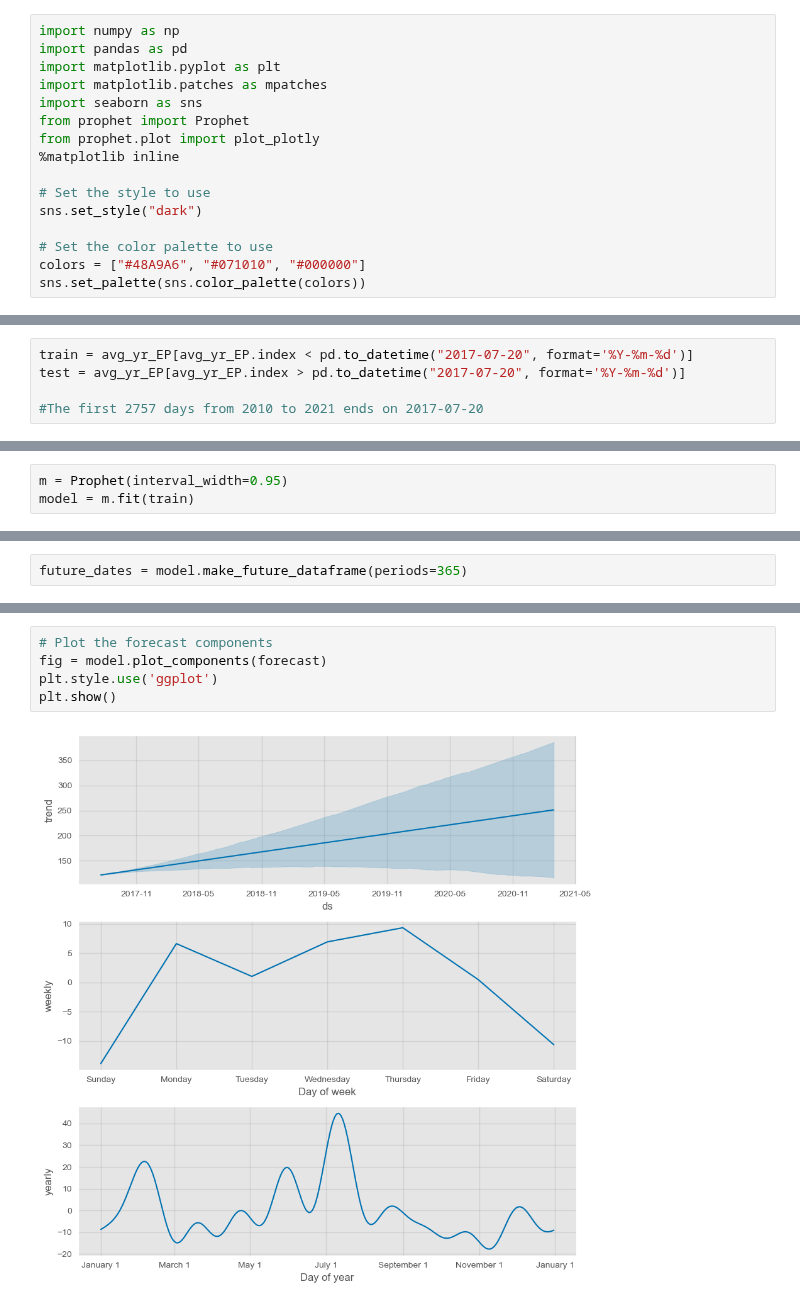
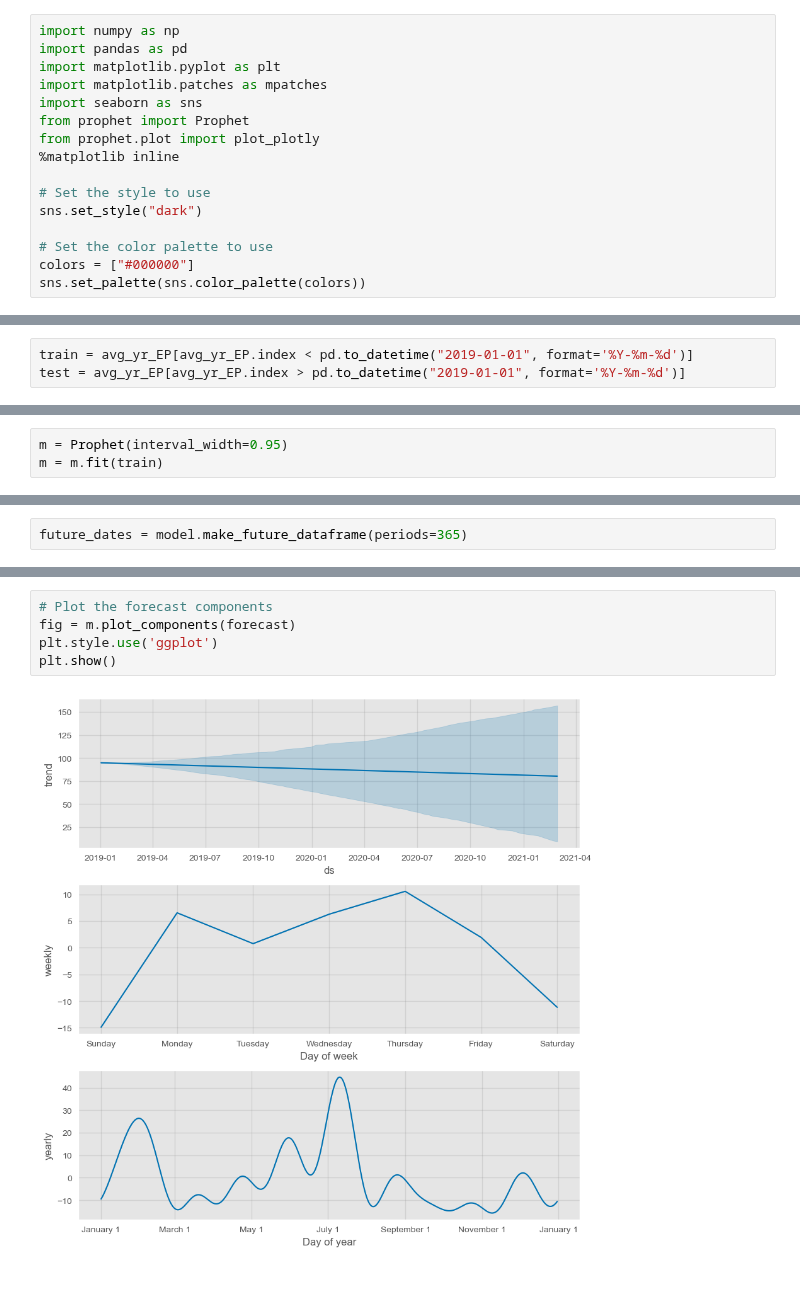
Before and after one commit to bakasheddy/time-series-forecasting-of-electricity-prices-of-a-District, a Jupyter notebook: practical time series analysis and forcast.ipynb, the cells around one changed output, grey strips where cells are left out. Cells and saved outputs as stored; diff of their text form.

```diff
--- a/practical time series analysis and forcast.ipynb
+++ b/practical time series analysis and forcast.ipynb
@@ -12,7 +12,7 @@ from prophet.plot import plot_plotly
 sns.set_style("dark")
 
 # Set the color palette to use
-colors = ["#48A9A6", "#071010", "#000000"]
+colors = ["#000000"]
 sns.set_palette(sns.color_palette(colors))
 # %%
 df = pd.read_csv('Time_series_analysis_and_forecast_DATASET (1).csv')
@@ -194,8 +200,6 @@ KeyError: 'ElecPrice'
 # %%
-train = avg_yr_EP[avg_yr_EP.index < pd.to_datetime("2017-07-20", format='%Y-%m-%d')]
-test = avg_yr_EP[avg_yr_EP.index > pd.to_datetime("2017-07-20", format='%Y-%m-%d')]
-
-#The first 2757 days from 2010 to 2021 ends on 2017-07-20
+train = avg_yr_EP[avg_yr_EP.index < pd.to_datetime("2019-01-01", format='%Y-%m-%d')]
+test = avg_yr_EP[avg_yr_EP.index > pd.to_datetime("2019-01-01", format='%Y-%m-%d')]
 # %%
 train = train.reset_index()
 test = test.reset_index()
@@ -213,5 +217,5 @@ train.head()
 | 4 | 2010-09-05 | 20.856458 |
 # %%
 m = Prophet(interval_width=0.95)
-model = m.fit(train)
+m = m.fit(train)
 # %% [output]
@@ -274,10 +278,10 @@ plt.show()
 # %%
 # Plot the forecast components
-fig = model.plot_components(forecast)
+fig = m.plot_components(forecast)
 plt.style.use('ggplot')
 plt.show()
 # %% [output]
-[figure, old version]
+[figure, new version]
 # %%
 # Create a scatterplot of actual vs. predicted values
 plt.scatter(forecast['ds'], forecast['yhat'])
```
Also changed, not shown: parts of 16 cells of this notebook.
